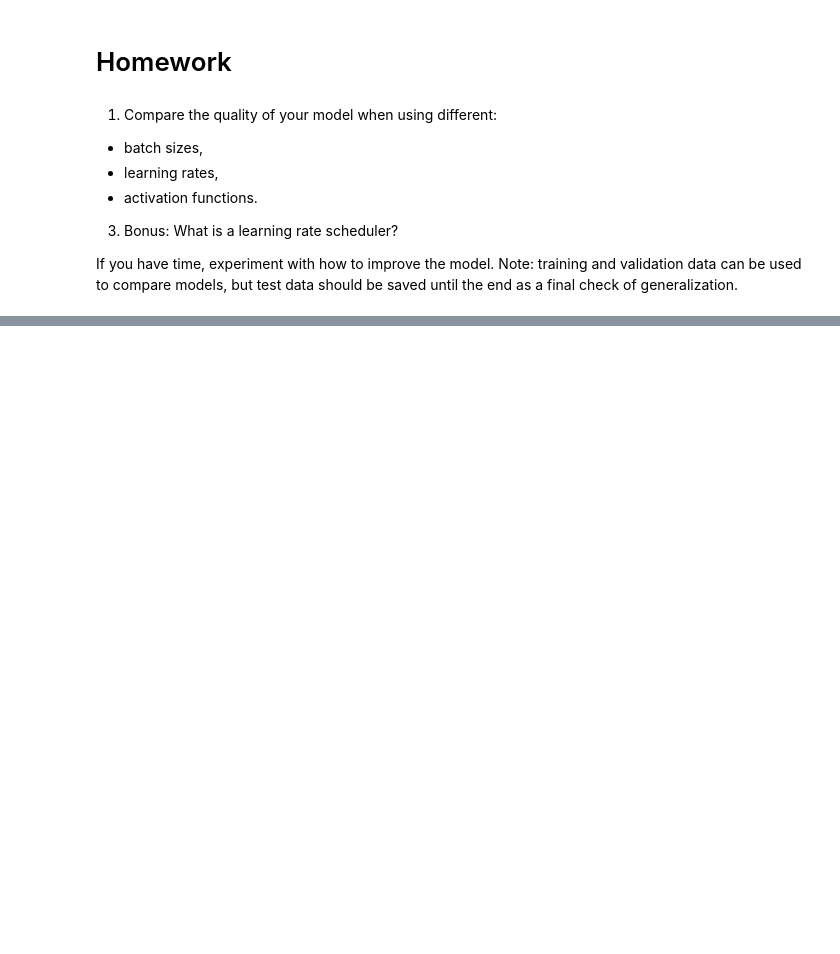
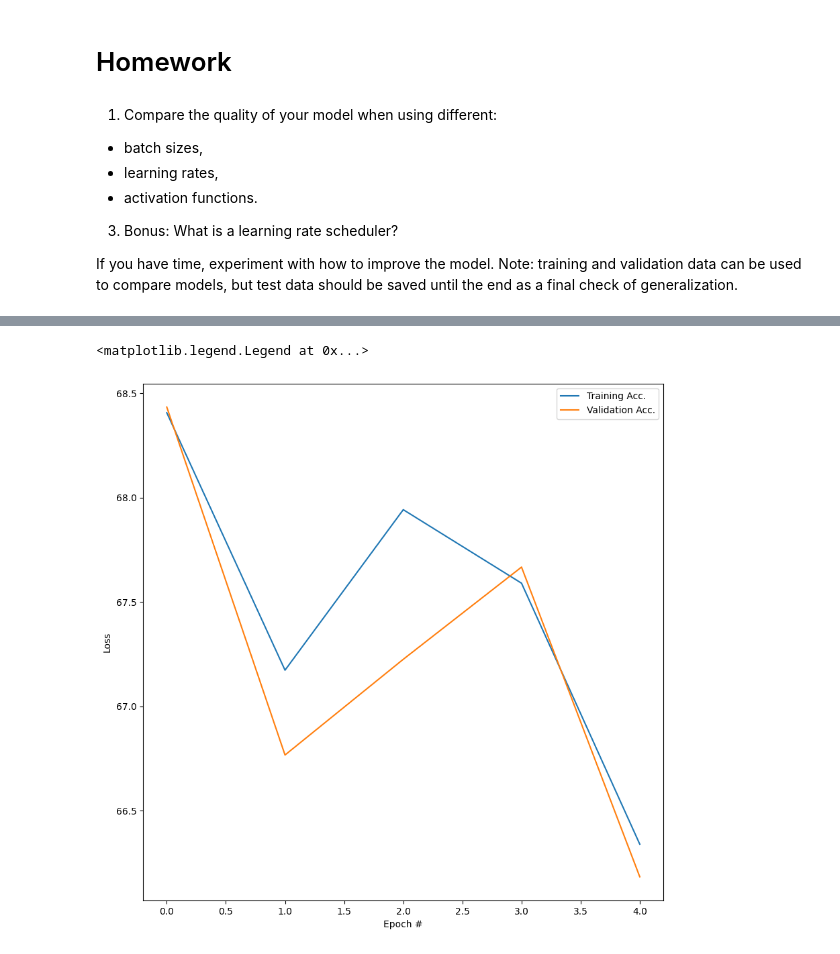
Before and after one commit to yahyunee/ai-science-training-series, a Jupyter notebook: 02_intro_neural_networks/01_introduction_mnist.ipynb, the cells around one changed output, grey strips where cells are left out. Drawn from its saved outputs; the diff is of its cells as text; code cells hidden in the pictures; blank space fills up the shorter version.

```diff
--- a/02_intro_neural_networks/01_introduction_mnist.ipynb
+++ b/02_intro_neural_networks/01_introduction_mnist.ipynb
@@ -374,10 +377,10 @@ class NonlinearClassifier(nn.Module):
             nn.Dropout(0.2),
             nn.Linear(50, 50),
             nn.ReLU(),
-           # nn.Dropout(0.2),
+            nn.Dropout(0.2),
             nn.Linear(50, 50),
             nn.ReLU(),
-           # nn.Dropout(0.2),
+            nn.Dropout(0.2),
             nn.Linear(50, 10)
         )
 
@@ -438,0 +476,23 @@ If you have time, experiment with how to improve the model. Note: training and v
+# %%
+# (a-1) Adam optimizer with lr=0.05
+nonlinear_model = NonlinearClassifier()
+loss_fn = nn.CrossEntropyLoss()
+optimizer = torch.optim.Adam(nonlinear_model.parameters(), lr=0.05)
+# %%
+%%time
+
+epochs = 5
+train_acc_all = []
+val_acc_all = []
+for j in range(epochs):
+    train_one_epoch(train_dataloader, nonlinear_model, loss_fn, optimizer)
+
+    # checking on the training loss and accuracy once per epoch
+    acc, loss = evaluate(train_dataloader, nonlinear_model, loss_fn)
+    train_acc_all.append(acc)
+    print(f"Epoch {j}: training loss: {loss}, accuracy: {acc}")
+
+    # checking on the validation loss and accuracy once per epoch
+    val_acc, val_loss = evaluate(val_dataloader, nonlinear_model, loss_fn)
+    val_acc_all.append(val_acc)
+    print(f"Epoch {j}: val. loss: {val_loss}, val. accuracy: {val_acc}")
@@ -438,0 +512,11 @@ If you have time, experiment with how to improve the model. Note: training and v
+# %%
+pltsize=1
+plt.figure(figsize=(10*pltsize, 10 * pltsize))
+plt.plot(range(epochs), train_acc_all,label = 'Training Acc.' )
+plt.plot(range(epochs), val_acc_all, label = 'Validation Acc.' )
+plt.xlabel('Epoch #')
+plt.ylabel('Loss')
+plt.legend()
+# %% [output]
+<matplotlib.legend.Legend at 0x...>
+[figure, added]
```
Also changed, not shown: parts of 30 cells of this notebook.
